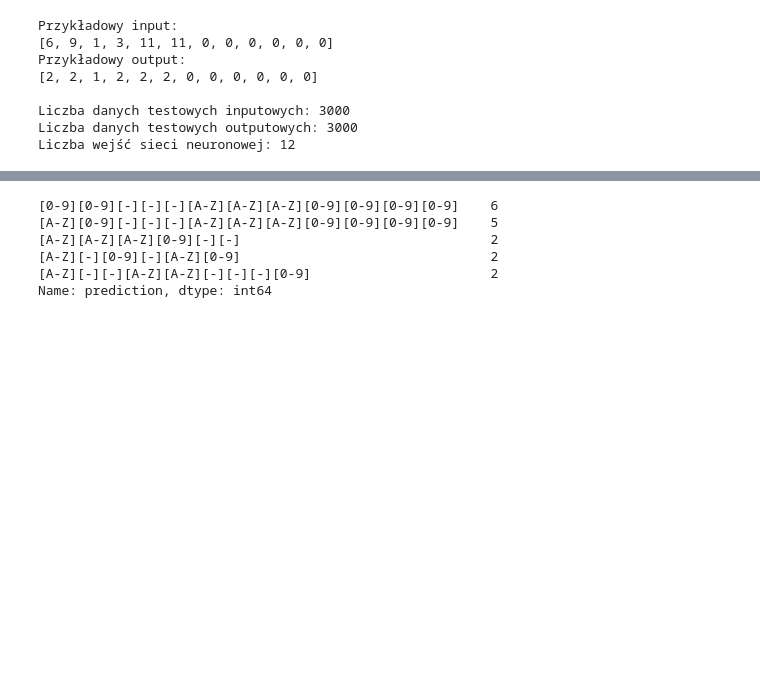
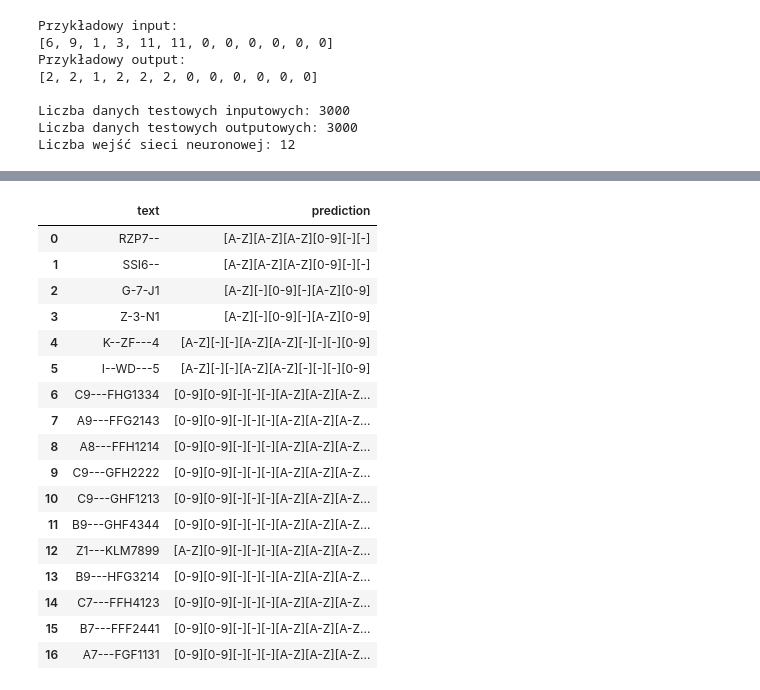
Before and after one commit to JuliuszCzupryniak/Distorted-patterns-recognition-in-text, a Jupyter notebook: Regex_recognition_NN.ipynb, the cells around one changed output, grey strips where cells are left out. Saved outputs shown, nothing was run; the diff lists cells and outputs as text; code cells hidden in the pictures; blank space fills up the shorter version.

```diff
--- a/Regex_recognition_NN.ipynb
+++ b/Regex_recognition_NN.ipynb
@@ -124,8 +176,8 @@ Maksymalna długość obserwacji w zbiorze treningowym  :  9
 Maksymalna długość obserwacji w zbiorze testowym     :  8
 Maksymalna długość obserwacji w zbiorze do predykcji :  12
 # %%
-alphabet = get_unique_chars(train_data)
-alphabet_lookup = category_encoding(alphabet)
+alphabet = get_alphabet(train_data)
+alphabet_lookup = get_alphabet_lookup(alphabet)
 
 display_side_by_side(alphabet_lookup[0:16],alphabet_lookup[16:32],alphabet_lookup[32:48],alphabet_lookup[48:64],alphabet_lookup[64:80],alphabet_lookup[80:96],alphabet_lookup[96:112],alphabet_lookup[112:])
 # %% [output]
@@ -258,12 +296,0 @@ for i in range(len(rounded_predictions)):
-# %%
-distinct_regexs = set(output_list)
-predict_data['prediction'] = output_list
-unique_regexs_frequency = predict_data.prediction.value_counts()
-unique_regexs_frequency.sort_values(ascending=False)
-# %% [output]
-[0-9][0-9][-][-][-][A-Z][A-Z][A-Z][0-9][0-9][0-9][0-9]    6
-[A-Z][0-9][-][-][-][A-Z][A-Z][A-Z][0-9][0-9][0-9][0-9]    5
-[A-Z][A-Z][A-Z][0-9][-][-]                                2
-[A-Z][-][0-9][-][A-Z][0-9]                                2
-[A-Z][-][-][A-Z][A-Z][-][-][-][0-9]                       2
-Name: prediction, dtype: int64
@@ -284 +297,22 @@ def regex_accuracy(regexs, data):
+# %%
+get_label_predictions(predictions,categories_lookup,predict_data)
+# %% [output]
+|  | text | prediction |
+| 0 | RZP7-- | [A-Z][A-Z][A-Z][0-9][-][-] |
+| 1 | SSI6-- | [A-Z][A-Z][A-Z][0-9][-][-] |
+| 2 | G-7-J1 | [A-Z][-][0-9][-][A-Z][0-9] |
+| 3 | Z-3-N1 | [A-Z][-][0-9][-][A-Z][0-9] |
+| 4 | K--ZF---4 | [A-Z][-][-][A-Z][A-Z][-][-][-][0-9] |
+| 5 | I--WD---5 | [A-Z][-][-][A-Z][A-Z][-][-][-][0-9] |
+| 6 | C9---FHG1334 | [0-9][0-9][-][-][-][A-Z][A-Z][A-Z... |
+| 7 | A9---FFG2143 | [0-9][0-9][-][-][-][A-Z][A-Z][A-Z... |
+| 8 | A8---FFH1214 | [0-9][0-9][-][-][-][A-Z][A-Z][A-Z... |
+| 9 | C9---GFH2222 | [0-9][0-9][-][-][-][A-Z][A-Z][A-Z... |
+| 10 | C9---GHF1213 | [0-9][0-9][-][-][-][A-Z][A-Z][A-Z... |
+| 11 | B9---GHF4344 | [0-9][0-9][-][-][-][A-Z][A-Z][A-Z... |
+| 12 | Z1---KLM7899 | [A-Z][0-9][-][-][-][A-Z][A-Z][A-Z... |
+| 13 | B9---HFG3214 | [0-9][0-9][-][-][-][A-Z][A-Z][A-Z... |
+| 14 | C7---FFH4123 | [0-9][0-9][-][-][-][A-Z][A-Z][A-Z... |
+| 15 | B7---FFF2441 | [0-9][0-9][-][-][-][A-Z][A-Z][A-Z... |
+| 16 | A7---FGF1131 | [0-9][0-9][-][-][-][A-Z][A-Z][A-Z... |
 # %%
```
Also changed, not shown: parts of 10 cells of this notebook.
